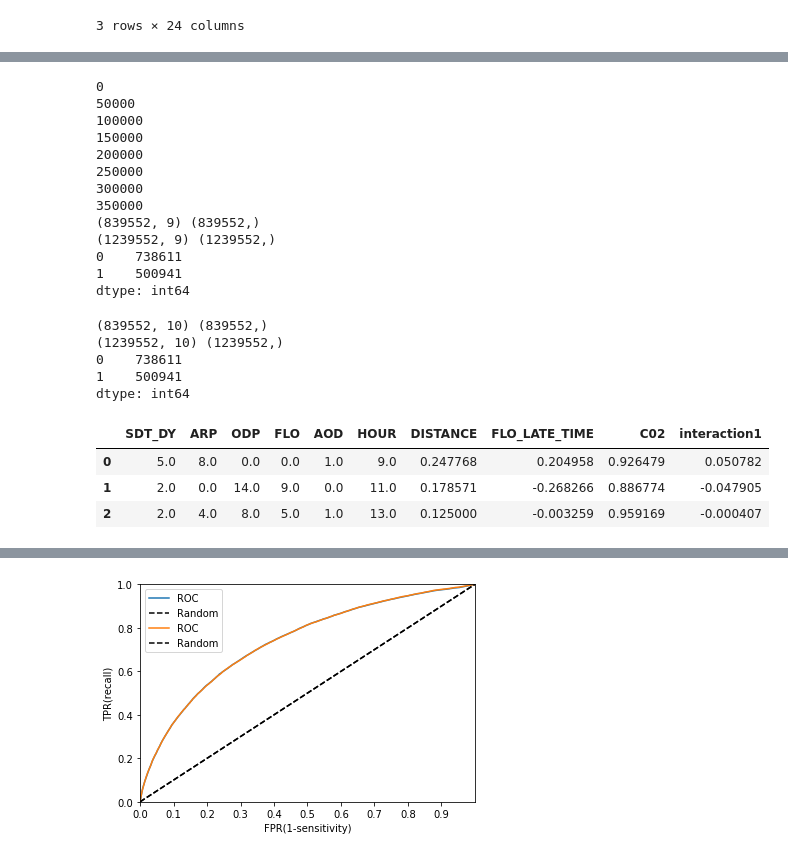
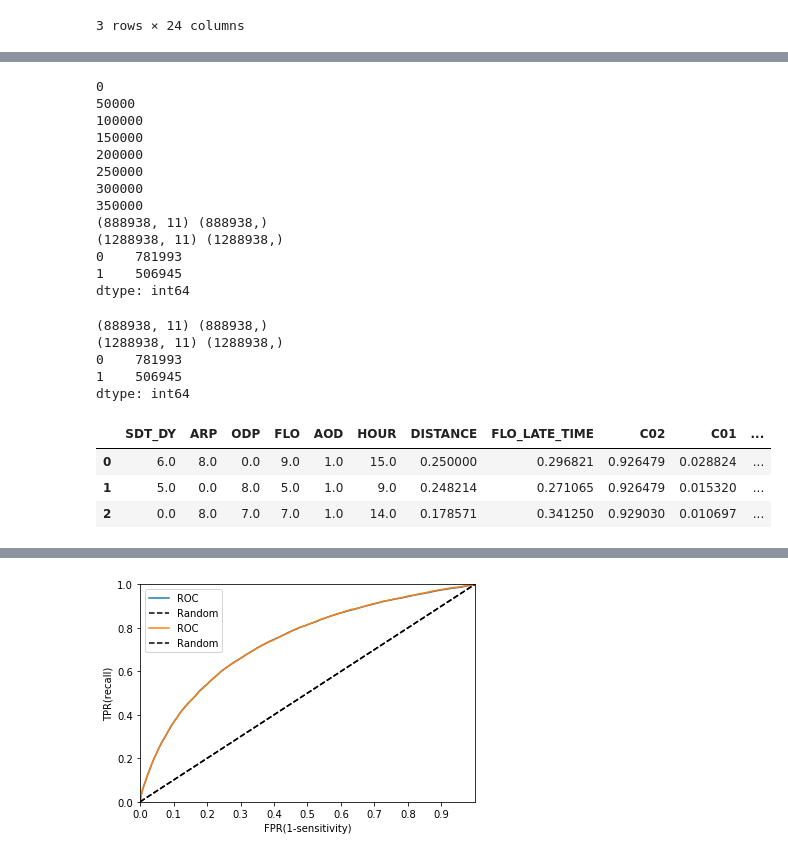
Before and after one commit to ohjaes/bigcon_code, a Jupyter notebook: EDA & PREPROCESSING.ipynb, the cells around one changed output, grey strips where cells are left out. Cells and saved outputs as stored; diff of their text form; code cells hidden in the pictures.

```diff
--- a/EDA & PREPROCESSING.ipynb
+++ b/EDA & PREPROCESSING.ipynb
@@ -638,3 +762,20 @@ data_afsnt['C02'] = data_afsnt['GROUP'].apply(lambda x : categorical_c02(x))
+# %%
+def categorical_a01(x):
+    count = 0
+    for i,j in zip(ind2,blank2):
+        if x == i:
+            x = j
+            break
+        else:
+            count = count + 1
+        if count == 16:
+            x = 0
+            break
+    return x
+
+
+data_afsnt['A01'] =0
+data_afsnt['A01'] = data_afsnt['HOUR'].apply(lambda x : categorical_a01(x))
 # %%
 # c01_j = data_afsnt[data_afsnt['DRR']=='C01']['FLO'].value_counts()[0]/data_afsnt[data_afsnt['FLO'] == 'J']['DRR'].count()
 # c01_a = data_afsnt[data_afsnt['DRR']=='C01']['FLO'].value_counts()[1]/data_afsnt[data_afsnt['FLO'] == 'A']['DRR'].count()
@@ -712,7 +853,7 @@ x = temps.drop('DLY',axis = 1)
 # y_train = y[:838468]
 # y_test = y[838468:]
 # %%
-X_train, X_test, y_train, y_test = train_test_split(x,y,test_size = 0.15)
+X_train, X_test, y_train, y_test = train_test_split(x,y,test_size = 0.1)
 # %%
 # # over_sampling
 # from imblearn.over_sampling import SMOTE
@@ -742,6 +883,7 @@ dist = []
 flo_late = []
 c02 = []
 c01 = []
+a01 = []
 for i,j in zip(range(400000),a):
     tm = X_train.loc[j]
     dy.append(tm[0])
@@ -753,11 +895,13 @@ for i,j in zip(range(400000),a):
     dist.append(tm[6])
     flo_late.append(tm[7])
     c02.append(tm[8])
+    c01.append(tm[9])
+    a01.append(tm[10])
     if i % 50000 == 0:
         print(i)
 
 
-sampling = pd.DataFrame({'SDT_DY':dy,'ARP':arp,'ODP':odp,'FLO':flo,'AOD':aod,'HOUR':hour,'DISTANCE':dist,'FLO_LATE_TIME':flo_late,'C02':c02})
+sampling = pd.DataFrame({'SDT_DY':dy,'ARP':arp,'ODP':odp,'FLO':flo,'AOD':aod,'HOUR':hour,'DISTANCE':dist,'FLO_LATE_TIME':flo_late,'C02':c02,'C01':c01,'A01':a01})
 yt_list = list(y_train.values)
 
 label = []
@@ -780,32 +924,32 @@ print(pd.Series(y_train_over).value_counts())
 250000
 300000
 350000
-(839552, 9) (839552,)
-(1239552, 9) (1239552,)
-0    738611
-1    500941
+(888938, 11) (888938,)
+(1288938, 11) (1288938,)
+0    781993
+1    506945
 dtype: int64
 # %%
-X_train_over['interaction1'] = [i*j for i,j in zip(X_train_over['DISTANCE'], X_train_over['FLO_LATE_TIME']) ]
+# X_train_over['interaction1'] = [i*j for i,j in zip(X_train_over['DISTANCE'], X_train_over['FLO_LATE_TIME']) ]
 # X_train_over['interaction2'] = [i*j for i,j in zip(X_train_over['C02'], X_train_over['AOD']) ]
-# X_train_over['interaction3'] = [i*j for i,j in zip(X_train_over['FLO'], X_train_over['C02']) ]
-X_test['interaction1'] = [i*j for i,j in zip(X_test['DISTANCE'], X_test['FLO_LATE_TIME']) ]
+# X_train_over['interaction3'] = [i*j for i,j in zip(X_train_over['ARP'], X_train_over['C01']) ]
+# X_test['interaction1'] = [i*j for i,j in zip(X_test['DISTANCE'], X_test['FLO_LATE_TIME']) ]
 # X_test['interaction2'] = [i*j for i,j in zip(X_test['C02'], X_test['AOD']) ]
-# X_test['interaction3'] = [i*j for i,j in zip(X_test['FLO'], X_test['C02']) ]
-X_train['interaction1'] = [i*j for i,j in zip(X_train['DISTANCE'], X_train['FLO_LATE_TIME']) ]
+# X_test['interaction3'] = [i*j for i,j in zip(X_test['ARP'], X_test['C01']) ]
+# X_train['interaction1'] = [i*j for i,j in zip(X_train['DISTANCE'], X_train['FLO_LATE_TIME']) ]
 # X_train['interaction2'] = [i*j for i,j in zip(X_train['C02'], X_train['AOD']) ]
-# X_train['interaction3'] = [i*j for i,j in zip(X_train['FLO'], X_train['C02']) ]
+# X_train['interaction3'] = [i*j for i,j in zip(X_train['ARP'], X_train['C01']) ]
 print(X_train.shape,y_train.shape)
 print(X_train_over.shape,y_train_over.shape)
 print(pd.Series(y_train_over).value_counts())
 X_train_over.head(3)
 # %% [output]
-(839552, 10) (839552,)
-(1239552, 10) (1239552,)
-0    738611
-1    500941
+(888938, 11) (888938,)
+(1288938, 11) (1288938,)
+0    781993
+1    506945
 dtype: int64
-|  | SDT_DY | ARP | ODP | FLO | AOD | HOUR | DISTANCE | FLO_LATE_TIME | C02 | interaction1 |
-| 0 | 5.0 | 8.0 | 0.0 | 0.0 | 1.0 | 9.0 | 0.247768 | 0.204958 | 0.926479 | 0.050782 |
-| 1 | 2.0 | 0.0 | 14.0 | 9.0 | 0.0 | 11.0 | 0.178571 | -0.268266 | 0.886774 | -0.047905 |
-| 2 | 2.0 | 4.0 | 8.0 | 5.0 | 1.0 | 13.0 | 0.125000 | -0.003259 | 0.959169 | -0.000407 |
+|  | SDT_DY | ARP | ODP | FLO | AOD | HOUR | DISTANCE | FLO_LATE_TIME | C02 | C01 | ... |
+| 0 | 6.0 | 8.0 | 0.0 | 9.0 | 1.0 | 15.0 | 0.250000 | 0.296821 | 0.926479 | 0.028824 | ... |
+| 1 | 5.0 | 0.0 | 8.0 | 5.0 | 1.0 | 9.0 | 0.248214 | 0.271065 | 0.926479 | 0.015320 | ... |
+| 2 | 0.0 | 8.0 | 7.0 | 7.0 | 1.0 | 14.0 | 0.178571 | 0.341250 | 0.929030 | 0.010697 | ... |
```
Also changed, not shown: parts of 18 cells of this notebook.
